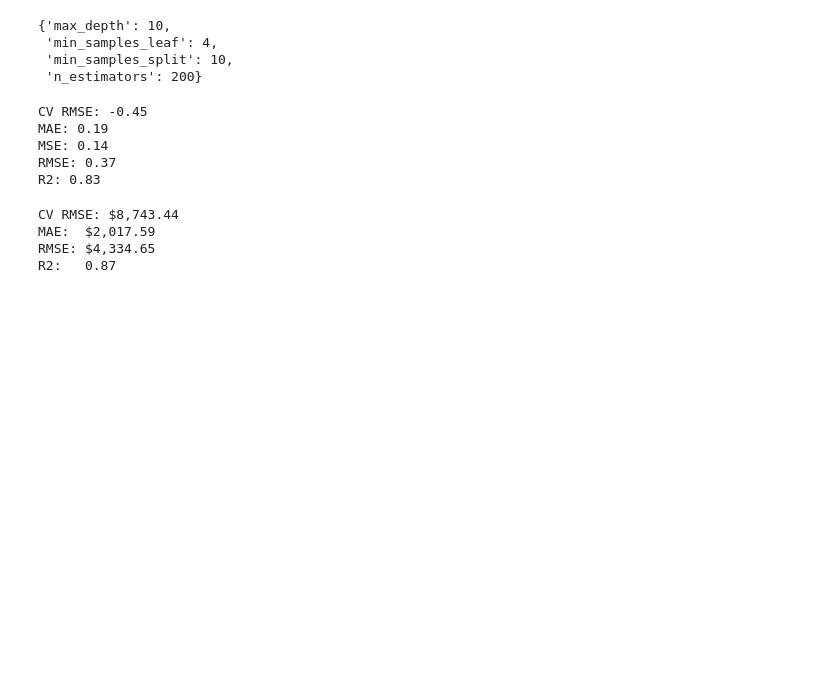
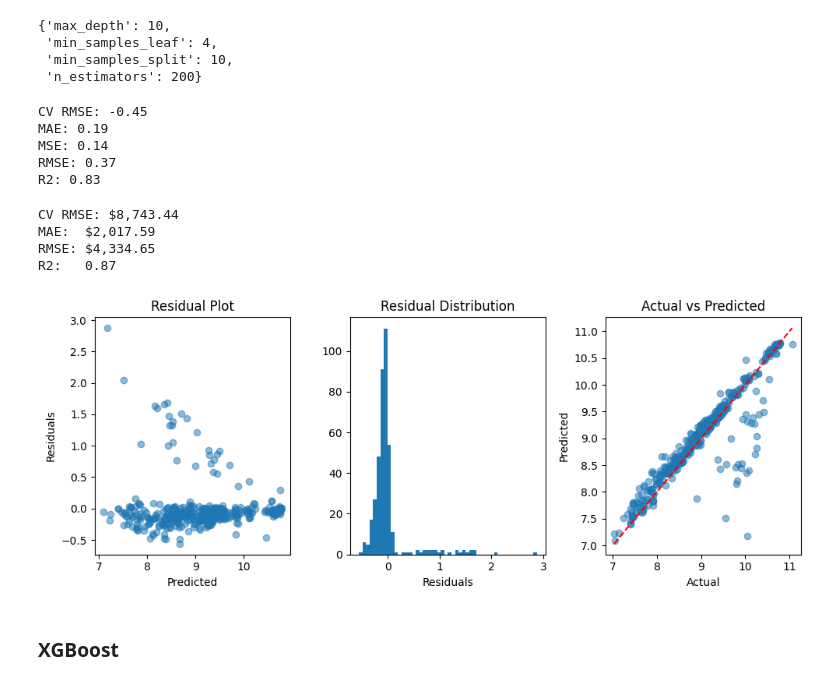
Before and after one commit to nh-adorie/adorie-data-projects, a Jupyter notebook: medical-cost-personal/notebook.ipynb, the cells around one changed output. Saved outputs shown, nothing was run; the diff lists cells and outputs as text; code cells hidden in the pictures; blank space fills up the shorter version.

```diff
--- a/medical-cost-personal/notebook.ipynb
+++ b/medical-cost-personal/notebook.ipynb
@@ -384,3 +420,9 @@ CV RMSE: $8,743.44
 MAE:  $2,017.59
 RMSE: $4,334.65
 R2:   0.87
+# %%
+residual_visualization(y_test, y_test_pred)
+# %% [output]
+[figure, added]
+# %% [markdown]
+### XGBoost
```
Also changed, not shown: parts of 18 cells of this notebook.
